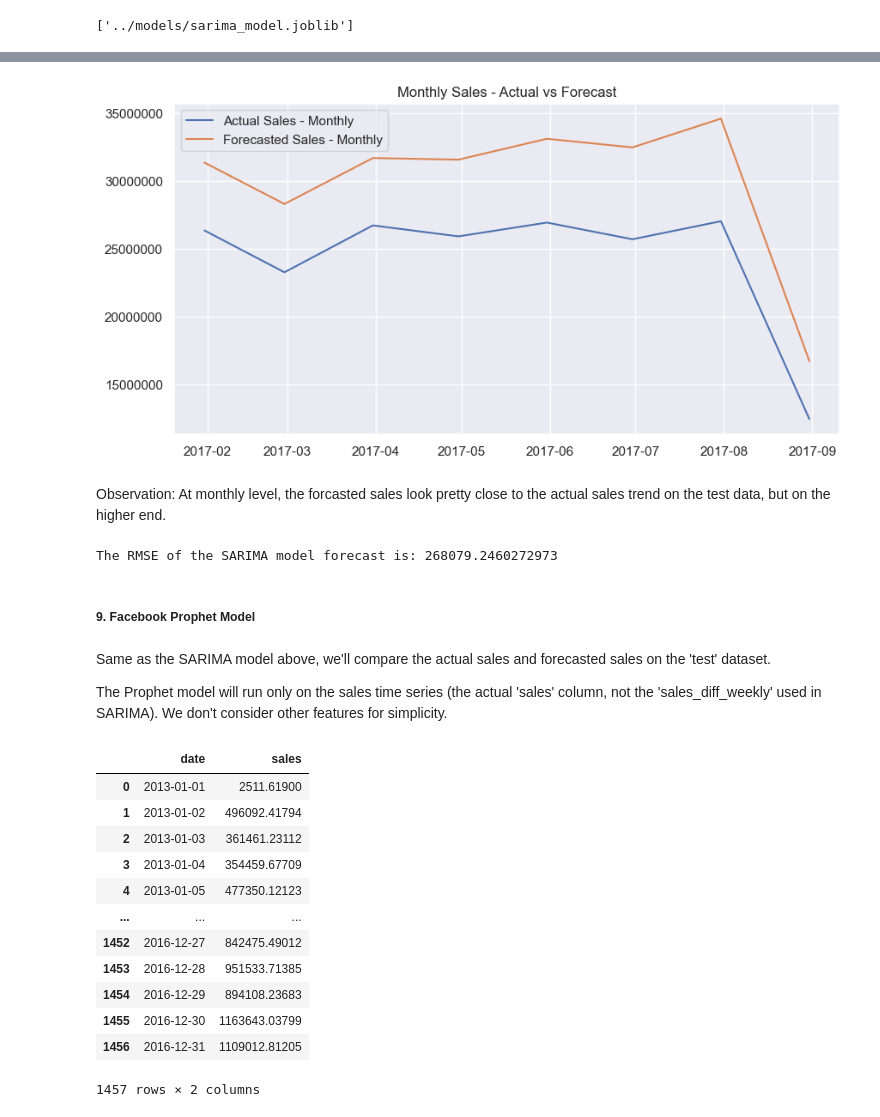
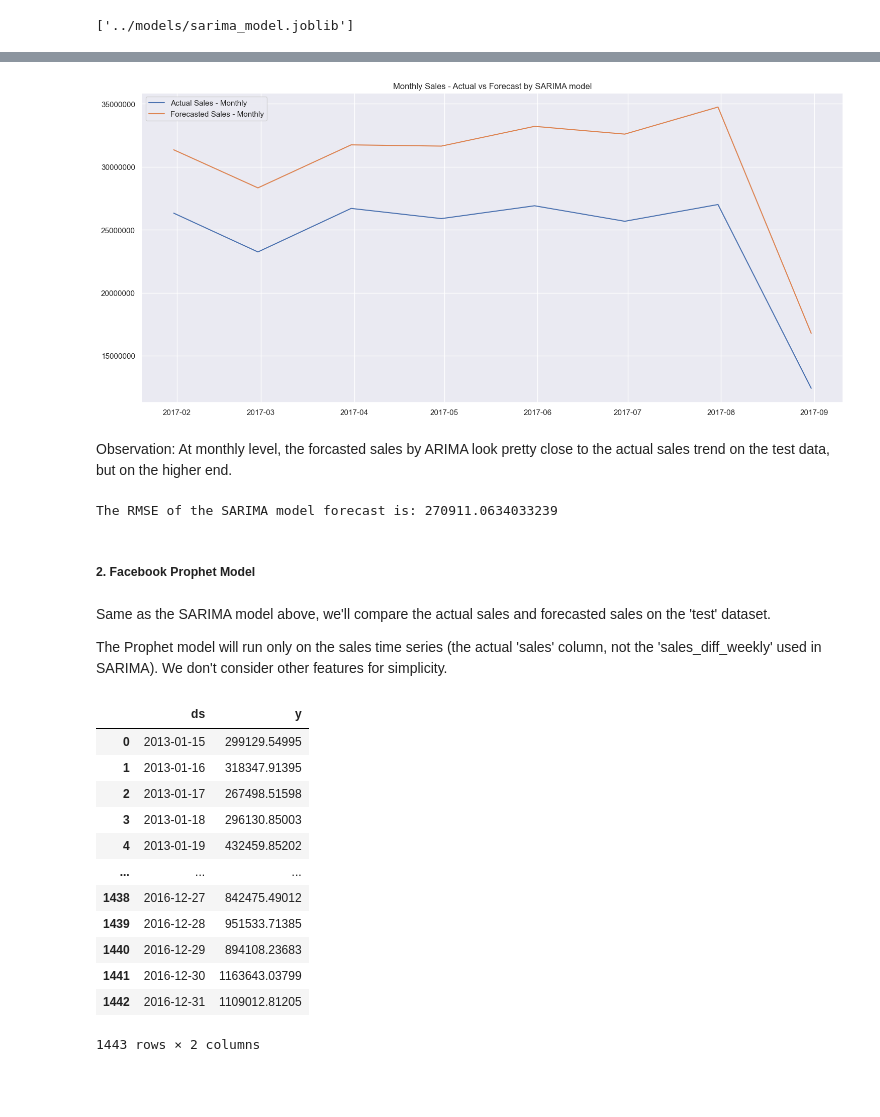
Before and after one commit to TeeNguyenDA/Store-Sales-Forecasting, a Jupyter notebook: notebooks/store_sales_forecast.ipynb, the cells around one changed output, grey strips where cells are left out. Cells and saved outputs as stored; diff of their text form; code cells hidden in the pictures; blank space fills up the shorter version.

```diff
--- a/notebooks/store_sales_forecast.ipynb
+++ b/notebooks/store_sales_forecast.ipynb
@@ -725,7 +724,7 @@ date_total_sales2_diff
 date_total_sales2_diff['sales_diff_weekly'] = date_total_sales2_diff['sales'].diff(7)
 
 # Drop na values
-date_total_sales2_diff['sales_diff_weekly'].dropna()
+date_total_sales2_diff = date_total_sales2_diff.dropna()
 
 # Check again 'date_total_sales2_diff'
 date_total_sales2_diff
@@ -1009,18 +1010,18 @@ plt.show()
 # %%
 # Resample to monthly frequency, aggregating with sum
-monthly_sales = sarima_forecasted_values_df.resample('M').sum()
+monthly_sales_sarima = sarima_forecasted_values_df.resample('M').sum()
 
 # Plot the monthly actual sales and predicted values from the SARIMA model
-plt.plot(monthly_sales['sales_actual'], label='Actual Sales - Monthly')
-plt.plot(monthly_sales['sales_pred'], label='Forecasted Sales - Monthly')
+plt.plot(monthly_sales_sarima['sales_actual'], label='Actual Sales - Monthly')
+plt.plot(monthly_sales_sarima['sales_pred'], label='Forecasted Sales - Monthly')
 plt.ticklabel_format(style='plain', axis='y')
 plt.legend()
-plt.title('Monthly Sales - Actual vs Forecast')
+plt.title('Monthly Sales - Actual vs Forecast by SARIMA model')
 plt.show()
 # %% [output]
-[figure, old version]
+[figure, new version]
 # %% [markdown]
-Observation: At monthly level, the forcasted sales look pretty close to the actual sales trend on the test data, but on the higher end.
+Observation: At monthly level, the forcasted sales by ARIMA look pretty close to the actual sales trend on the test data, but on the higher end.
 # %%
 # Save the SARIMA forcast values for the period from 2017-01-01 to 2017-08-15 to an Excel file
 sarima_forecasted_values_df.to_excel(r'../outputs/sarima_sales_forecast.xlsx')
@@ -1029,9 +1030,9 @@ sarima_forecasted_values_df.to_excel(r'../outputs/sarima_sales_forecast.xlsx')
 sarima_rmse = rmse(sarima_forecasted_values_df['sales_actual'], sarima_forecasted_values_df['sales_pred'])
 print(f'The RMSE of the SARIMA model forecast is: {sarima_rmse}')
 # %% [output]
-The RMSE of the SARIMA model forecast is: 268079.2460272973
+The RMSE of the SARIMA model forecast is: 270911.0634033239
 # %% [markdown]
-##### 9. Facebook Prophet Model
+##### 2. Facebook Prophet Model
 # %% [markdown]
 Same as the SARIMA model above, we'll compare the actual sales and forecasted sales on the 'test' dataset.
 
@@ -1043,18 +1044,21 @@ train_prophet = train.copy().drop(columns='sales_diff_weekly')
 # Reset the index, which moves the date index to a column
 train_prophet.reset_index(inplace=True)
 
+# Rename the columns
+train_prophet = train_prophet.rename(columns={'date': 'ds', 'sales': 'y'})
+
 train_prophet
 # %% [output]
-|  | date | sales |
-| 0 | 2013-01-01 | 2511.61900 |
-| 1 | 2013-01-02 | 496092.41794 |
-| 2 | 2013-01-03 | 361461.23112 |
-| 3 | 2013-01-04 | 354459.67709 |
-| 4 | 2013-01-05 | 477350.12123 |
+|  | ds | y |
+| 0 | 2013-01-15 | 299129.54995 |
+| 1 | 2013-01-16 | 318347.91395 |
+| 2 | 2013-01-17 | 267498.51598 |
+| 3 | 2013-01-18 | 296130.85003 |
+| 4 | 2013-01-19 | 432459.85202 |
 | ... | ... | ... |
-| 1452 | 2016-12-27 | 842475.49012 |
-| 1453 | 2016-12-28 | 951533.71385 |
-| 1454 | 2016-12-29 | 894108.23683 |
-| 1455 | 2016-12-30 | 1163643.03799 |
-| 1456 | 2016-12-31 | 1109012.81205 |
+| 1438 | 2016-12-27 | 842475.49012 |
+| 1439 | 2016-12-28 | 951533.71385 |
+| 1440 | 2016-12-29 | 894108.23683 |
+| 1441 | 2016-12-30 | 1163643.03799 |
+| 1442 | 2016-12-31 | 1109012.81205 |
-1457 rows × 2 columns
+1443 rows × 2 columns
```
Also changed, not shown: parts of 40 cells of this notebook, 4 other files.
